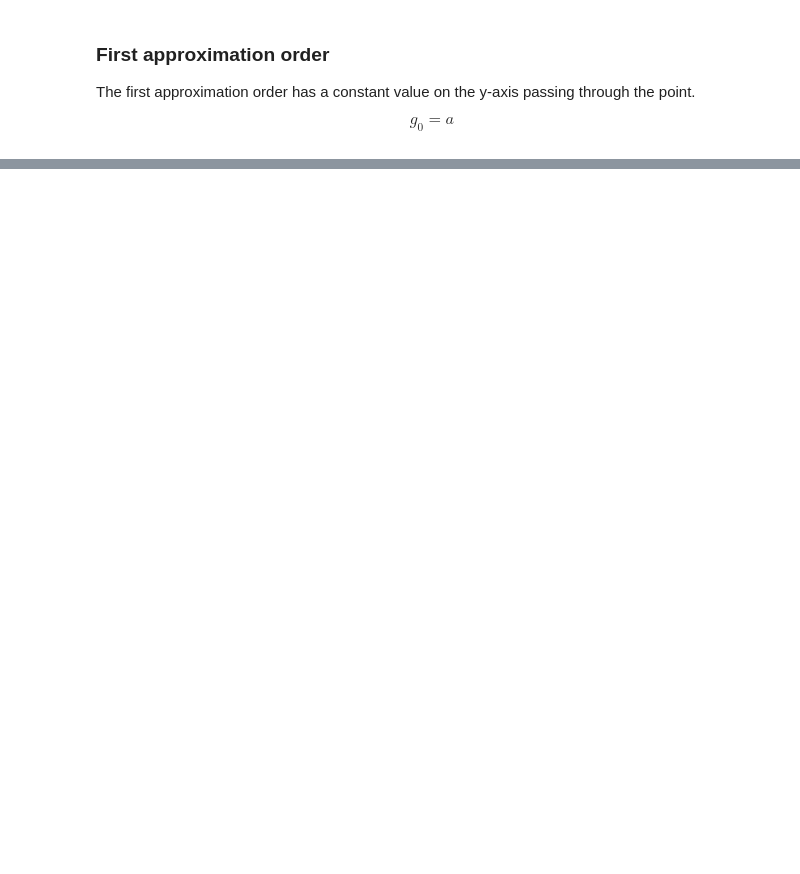
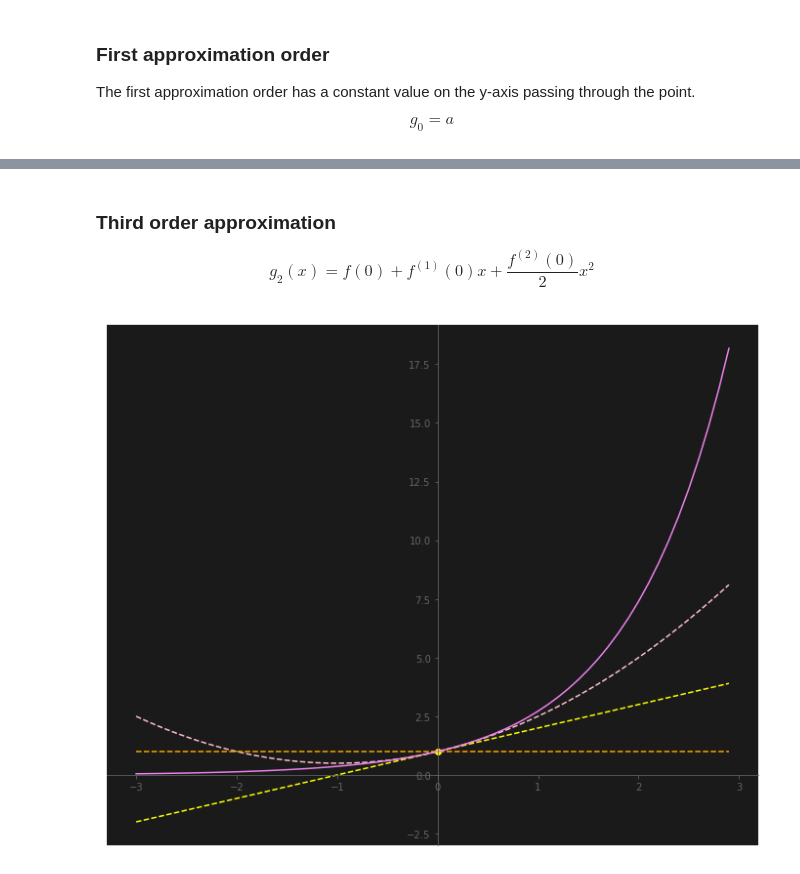
Before and after one commit to laurentgrenier/mathematics, a Jupyter notebook: multivariate_calculus/taylor_series.ipynb, the cells around one changed output, grey strips where cells are left out. Saved outputs shown, nothing was run; the diff lists cells and outputs as text; code cells hidden in the pictures; blank space fills up the shorter version.

```diff
--- a/multivariate_calculus/taylor_series.ipynb
+++ b/multivariate_calculus/taylor_series.ipynb
@@ -109,0 +113,20 @@ plt.show()
+# %% [markdown]
+### Third order approximation
+$$ g_{2}(x) = f(0) + f^{(1)}(0)x + \frac{f^{(2)}(0)}{2}x^{2} $$
+# %%
+d_f_two = lambda x: np.exp(x)
+
+g_two = lambda x: f(0) + d_f_one(0) * x + (d_f_two(0)/2) * np.power(x, 2)
+g_two_ys = g_two(xs)
+
+# draw the lines
+init_drawing()
+
+plt.scatter(picked_point[0], picked_point[1], color='yellow')
+plt.plot(xs, g_two_ys, color='pink', linestyle='dashed')
+plt.plot(xs, g_one_ys, color='yellow', linestyle='dashed')
+plt.plot(line_g_0[0], line_g_0[1], color='orange', linestyle='dashed')
+plt.plot(xs, ys, color='violet')
+plt.show()
+# %% [output]
+[figure, added]
```
Also changed, not shown: parts of 10 cells of this notebook.
